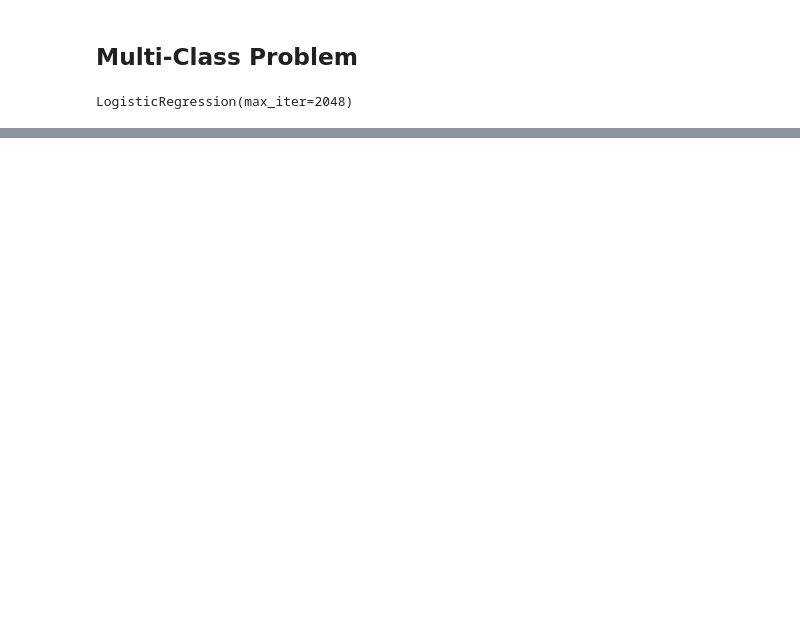
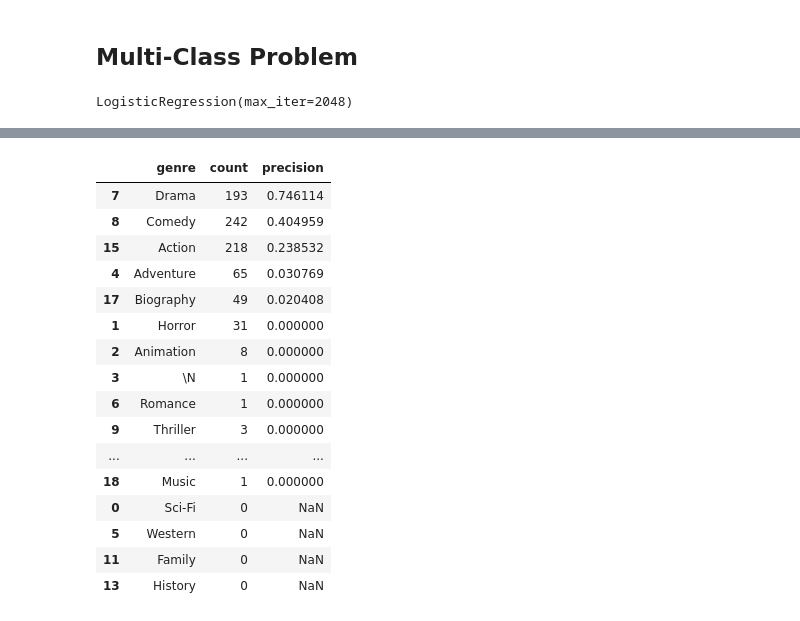
Before and after one commit to cbuntain/umd.inst414, a Jupyter notebook: Module06/00-GenreClassifier.ipynb, the cells around one changed output, grey strips where cells are left out. Saved outputs shown, nothing was run; the diff lists cells and outputs as text; code cells hidden in the pictures; blank space fills up the shorter version.

```diff
--- a/Module06/00-GenreClassifier.ipynb
+++ b/Module06/00-GenreClassifier.ipynb
@@ -291,0 +341,2 @@ pd.DataFrame(performance_rows).sort_values(by="precision", ascending=False)
+# %%
+model = KNeighborsClassifier(n_neighbors=10)
@@ -291,0 +347,41 @@ pd.DataFrame(performance_rows).sort_values(by="precision", ascending=False)
+# %%
+predicted_genre = model.predict(X_test)
+# %%
+performance_rows = []
+for genre,genre_id in genre2id_index.items():
+
+    this_genre_pred = (predicted_genre == id2genre_index[genre_id]) & (np.array(y_test) == id2genre_index[genre_id])
+    this_genre_act = np.array(y_test) == id2genre_index[genre_id]
+
+    this_genre_count = sum(this_genre_act)
+    this_pred_count = sum(this_genre_pred)
+
+    score = None
+    if this_genre_count > 0:
+        score = this_pred_count / this_genre_count
+
+    performance_rows.append({
+        "genre": genre,
+        "count": this_genre_count,
+        "precision": score
+    })
+
+pd.DataFrame(performance_rows).sort_values(by="precision", ascending=False)
+# %% [output]
+|  | genre | count | precision |
+| 7 | Drama | 193 | 0.746114 |
+| 8 | Comedy | 242 | 0.404959 |
+| 15 | Action | 218 | 0.238532 |
+| 4 | Adventure | 65 | 0.030769 |
+| 17 | Biography | 49 | 0.020408 |
+| 1 | Horror | 31 | 0.000000 |
+| 2 | Animation | 8 | 0.000000 |
+| 3 | \N | 1 | 0.000000 |
+| 6 | Romance | 1 | 0.000000 |
+| 9 | Thriller | 3 | 0.000000 |
+| ... | ... | ... | ... |
+| 18 | Music | 1 | 0.000000 |
+| 0 | Sci-Fi | 0 | NaN |
+| 5 | Western | 0 | NaN |
+| 11 | Family | 0 | NaN |
+| 13 | History | 0 | NaN |
```
Also changed, not shown: parts of 15 cells of this notebook, 1 other file.
